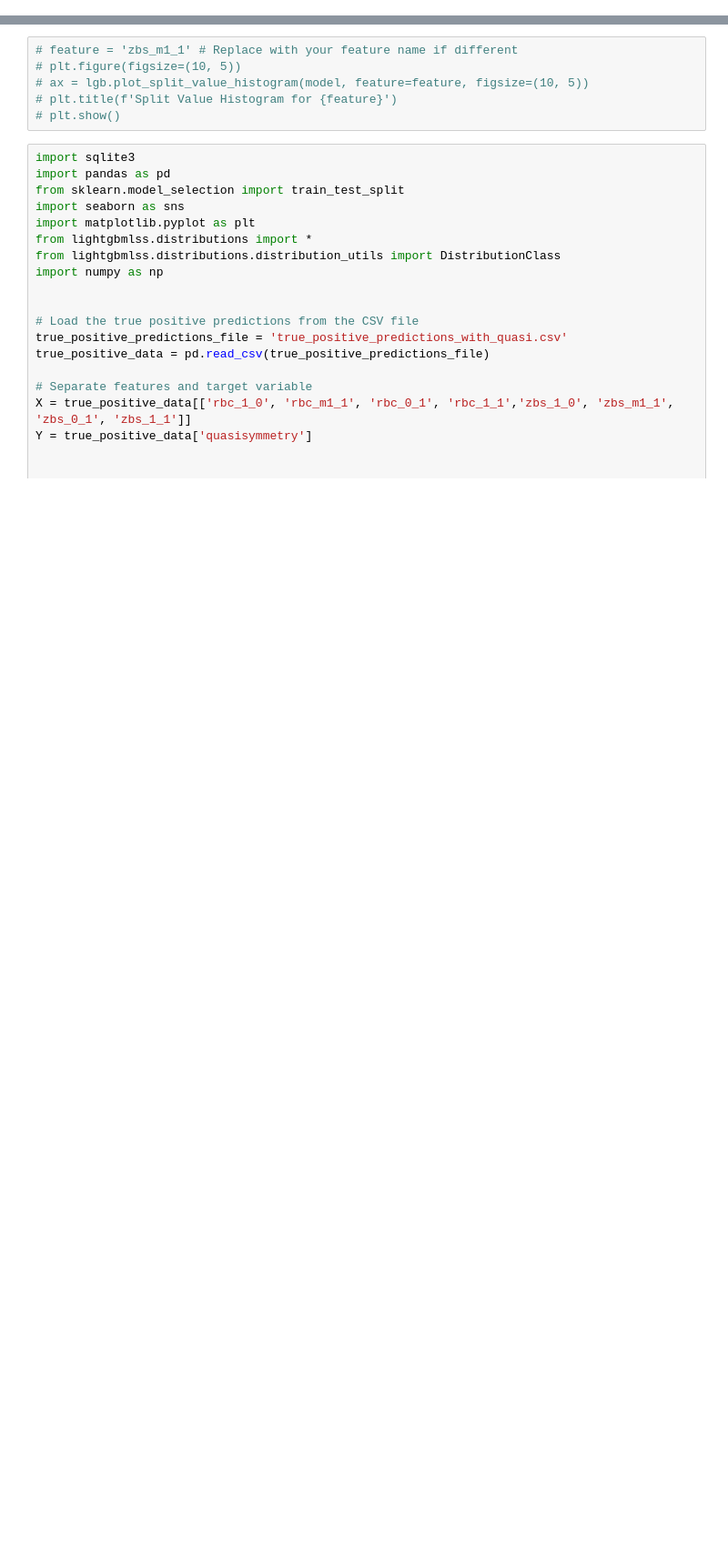
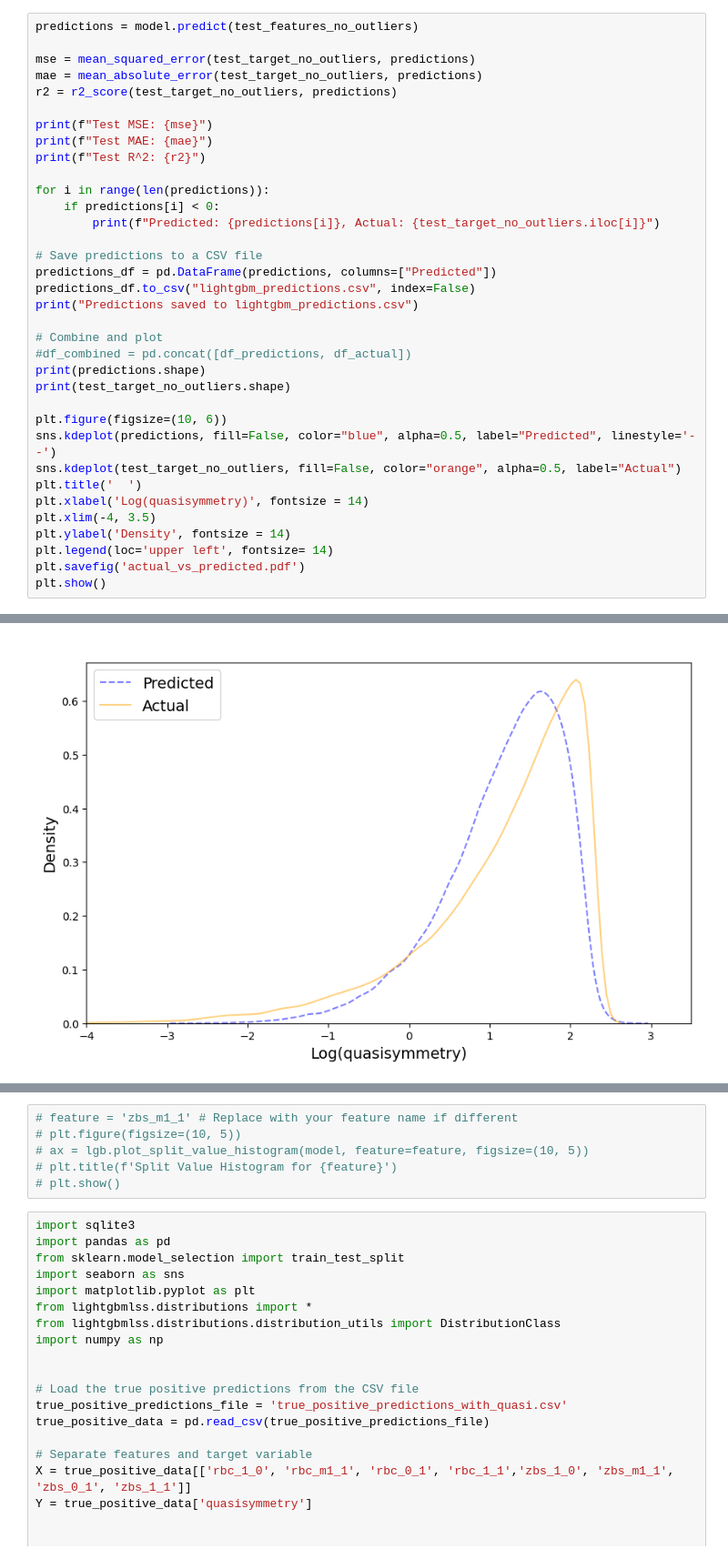
Before and after one commit to laiarodrigo/PIC-STELLARATOR, a Jupyter notebook: data_analysis/non_probabilistic_model/plot.ipynb, the cells around one changed output, grey strips where cells are left out. Shown: that part at 91% size. Drawn from its saved outputs; the diff is of its cells as text; blank space fills up the shorter version.

```diff
--- a/data_analysis/non_probabilistic_model/plot.ipynb
+++ b/data_analysis/non_probabilistic_model/plot.ipynb
@@ -138,0 +68,36 @@ Predicted: -0.002835491983259522, Actual: -3.451651427637195
+# %%
+predictions = model.predict(test_features_no_outliers)
+
+mse = mean_squared_error(test_target_no_outliers, predictions)
+mae = mean_absolute_error(test_target_no_outliers, predictions)
+r2 = r2_score(test_target_no_outliers, predictions)
+
+print(f"Test MSE: {mse}")
+print(f"Test MAE: {mae}")
+print(f"Test R^2: {r2}")
+
+for i in range(len(predictions)):
+    if predictions[i] < 0:
+        print(f"Predicted: {predictions[i]}, Actual: {test_target_no_outliers.iloc[i]}")
+
+# Save predictions to a CSV file
+predictions_df = pd.DataFrame(predictions, columns=["Predicted"])
+predictions_df.to_csv("lightgbm_predictions.csv", index=False)
+print("Predictions saved to lightgbm_predictions.csv")
+
+# Combine and plot
+#df_combined = pd.concat([df_predictions, df_actual])
+print(predictions.shape)
+print(test_target_no_outliers.shape)
+
+plt.figure(figsize=(10, 6))
+sns.kdeplot(predictions, fill=False, color="blue", alpha=0.5, label="Predicted", linestyle='--')
+sns.kdeplot(test_target_no_outliers, fill=False, color="orange", alpha=0.5, label="Actual")
+plt.title('  ')
+plt.xlabel('Log(quasisymmetry)', fontsize = 14)
+plt.xlim(-4, 3.5)
+plt.ylabel('Density', fontsize = 14)
+plt.legend(loc='upper left', fontsize= 14)
+plt.savefig('actual_vs_predicted.pdf')
+plt.show()
+# %% [output]
@@ -138,0 +121 @@ Predicted: -0.002835491983259522, Actual: -3.451651427637195
+[figure, added]
```
Also changed, not shown: parts of 9 cells of this notebook, 5 other files.
